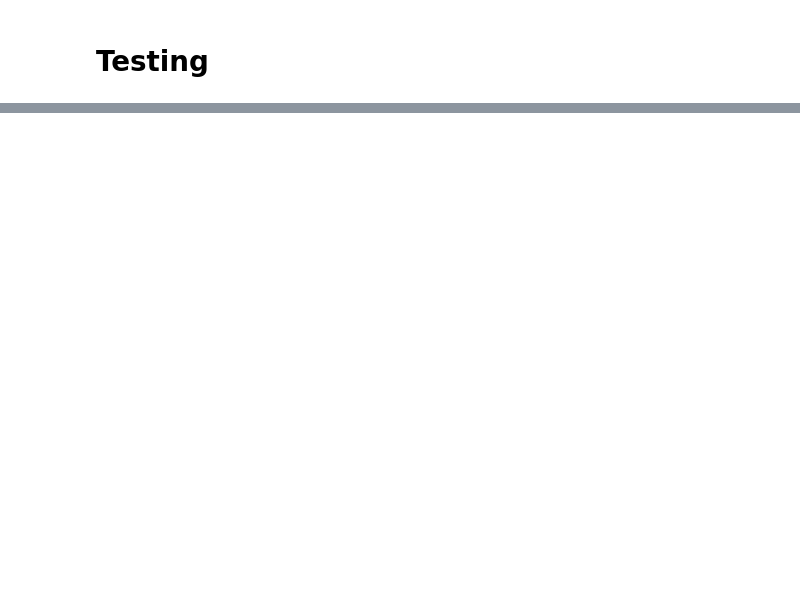
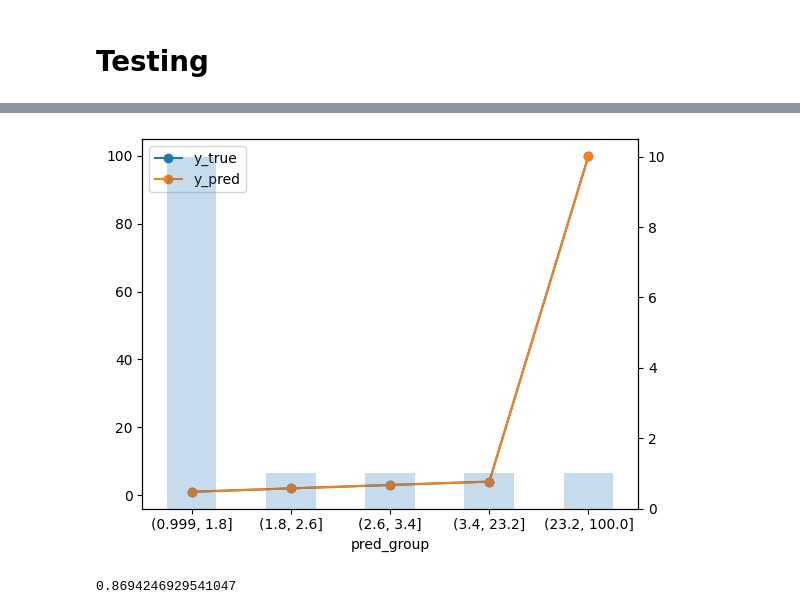
Before and after one commit to sws144/quantum_ml, a Jupyter notebook: Testing.ipynb, the cells around one changed output, grey strips where cells are left out. Drawn from its saved outputs; the diff is of its cells as text; code cells hidden in the pictures; blank space fills up the shorter version.

Commit message:
working ginierror

```diff
--- a/Testing.ipynb
+++ b/Testing.ipynb
@@ -10,0 +10,4 @@ ModuleNotFoundError: No module named 'numpy'
+# %%
+y_true = [100, 2, 3, 4, 1]
+y_pred = [100, 2, 3, 4, 1]
+sample_weight = [1, 1, 1, 1, 10]
@@ -10,0 +19,5 @@ ModuleNotFoundError: No module named 'numpy'
+# %%
+sample_weight = np.asarray(sample_weight)
+sample_weight
+y_true =  np.asarray(y_true)
+y_pred = np.asarray(y_pred)
@@ -10,0 +116,5 @@ ModuleNotFoundError: No module named 'numpy'
+# %%
+metrics.ginierror(y_true, y_pred ,sample_weight )
+# %% [output]
+[figure, added]
+0.8694246929541047
```
Also changed, not shown: parts of 16 cells of this notebook, 8 other files.
